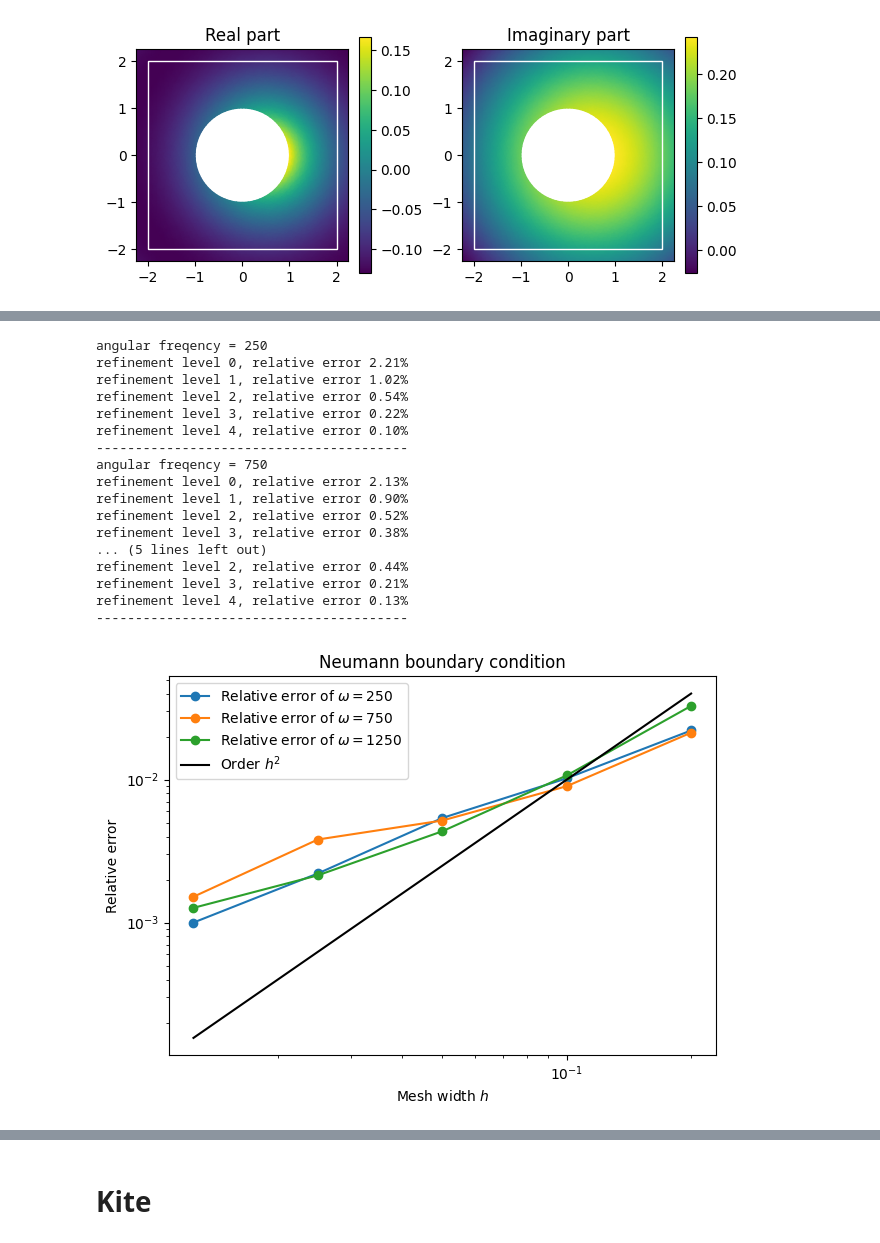
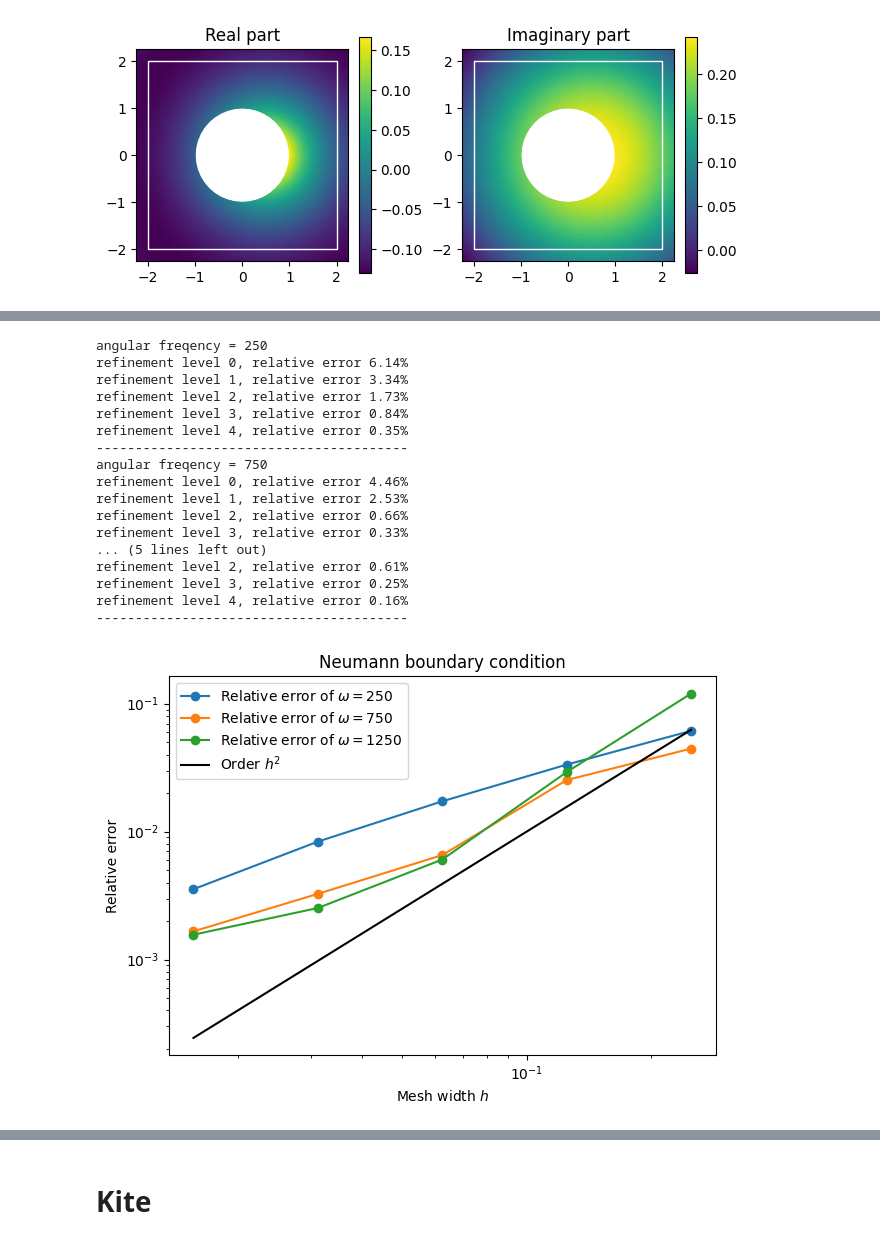
Before and after one commit to gninr/scattering, a Jupyter notebook: point_source.ipynb, the cells around one changed output, grey strips where cells are left out. Saved outputs shown, nothing was run; the diff lists cells and outputs as text; code cells hidden in the pictures.

```diff
--- a/point_source.ipynb
+++ b/point_source.ipynb
@@ -33,13 +47,12 @@ plot_mesh(mesh)
 # %%
 omega = 250
 k = omega / c
-g_data = exact_solution(k, x0)
-uh = solve(mesh, k, a1, b1, g_data)
+u = exact_solution(mesh, k, x0)
+uh = solve(mesh, k, a0, a1, b0, b1, u)
 # %%
+print("Exact solution:")
 W = fd.VectorFunctionSpace(mesh, "CG", 1)
-u = interpolate(W, exact_solution(k, x0))
-print("Exact solution:")
-plot_field(u, a0, a1, b0, b1)
+plot_field(fd.interpolate(u, W), a0, a1, b0, b1)
 # %% [output]
 Exact solution:
 [figure]
@@ -66,22 +79,23 @@ hs = h0 / 2**levels
 omegas = [250, 750, 1250]
 # %%
 mesh_hierarchy = []
-for level in levels:
-    # mesh_hierarchy.append(generate_mesh(a0, a1, b0, b1, shape, level))
-    mesh_hierarchy.append(fd.Mesh(shape + str(level) + ".msh"))
+if cached_mesh:
+    for level in levels:
+        mesh_hierarchy.append(fd.Mesh(shape + str(level) + ".msh"))
+else:
+    for level in levels:
+        mesh_hierarchy.append(generate_mesh(a0, a1, b0, b1, shape, h0, level))
 # %%
 # Dirichlet problem
 neumann = False
 for omega in omegas:
     print(f"angular freqency = {omega}")
     k = omega / c
-    g_fct = exact_solution(k, x0)
     errors = []
     for level in levels:
         m = mesh_hierarchy[level]
-        W = fd.VectorFunctionSpace(m, "CG", 1)
-        u = interpolate(W, exact_solution(k, x0))
-        uh = solve(m, k, a1, b1, g_fct, neumann)
+        u = exact_solution(m, k, x0)
+        uh = solve(m, k, a0, a1, b0, b1, u, neumann)
         rel_err = compute_error(u, uh)
         print(f"refinement level {level}, relative error {rel_err:.2%}")
         errors.append(rel_err)
@@ -117,52 +131,44 @@ refinement level 4, relative error 0.12%
 # %%
 # Neumann problem
-def neumann_bc(k, x0):
-    def f(x):
-        dist = np.linalg.norm(x - x0, axis=1)
-        return -1j / 4 * hankel1(1, k * dist) * k / dist \
-               * np.einsum("ij,ij->i", x - x0, -x)
-    return f
-
 neumann = True
 for omega in omegas:
     print(f"angular freqency = {omega}")
     k = omega / c
-    g_fct = neumann_bc(k, x0)
     errors = []
     for level in levels:
         m = mesh_hierarchy[level]
-        W = fd.VectorFunctionSpace(m, "CG", 1)
-        u = interpolate(W, exact_solution(k, x0))
-        uh = solve(m, k, a1, b1, g_fct, neumann)
+        g = neumann_bc(m, k, x0)
+        uh = solve(m, k, a0, a1, b0, b1, g, neumann)
+        u = exact_solution(m, k, x0)
         rel_err = compute_error(u, uh)
         print(f"refinement level {level}, relative error {rel_err:.2%}")
         errors.append(rel_err)
     plt.loglog(hs, errors, "-o",
                label=r"Relative error of $\omega=$"+f"{omega}")
     print("----------------------------------------")
 
 plt.loglog(hs, hs**2, "k", label=r"Order $h^2$")
 plt.legend()
 plt.xlabel(r"Mesh width $h$")
 plt.ylabel("Relative error")
 plt.title("Neumann boundary condition")
 plt.tight_layout()
 # %% [output]
 angular freqency = 250
-refinement level 0, relative error 2.21%
-refinement level 1, relative error 1.02%
-refinement level 2, relative error 0.54%
-refinement level 3, relative error 0.22%
-refinement level 4, relative error 0.10%
+refinement level 0, relative error 6.14%
+refinement level 1, relative error 3.34%
+refinement level 2, relative error 1.73%
+refinement level 3, relative error 0.84%
+refinement level 4, relative error 0.35%
 ----------------------------------------
 angular freqency = 750
-refinement level 0, relative error 2.13%
-refinement level 1, relative error 0.90%
-refinement level 2, relative error 0.52%
-refinement level 3, relative error 0.38%
+refinement level 0, relative error 4.46%
+refinement level 1, relative error 2.53%
+refinement level 2, relative error 0.66%
+refinement level 3, relative error 0.33%
 ... (5 lines left out)
-refinement level 2, relative error 0.44%
-refinement level 3, relative error 0.21%
-refinement level 4, relative error 0.13%
+refinement level 2, relative error 0.61%
+refinement level 3, relative error 0.25%
+refinement level 4, relative error 0.16%
 ----------------------------------------
-[figure, old version]
+[figure, new version]
```
Also changed, not shown: parts of 23 cells of this notebook, 2 other files.
